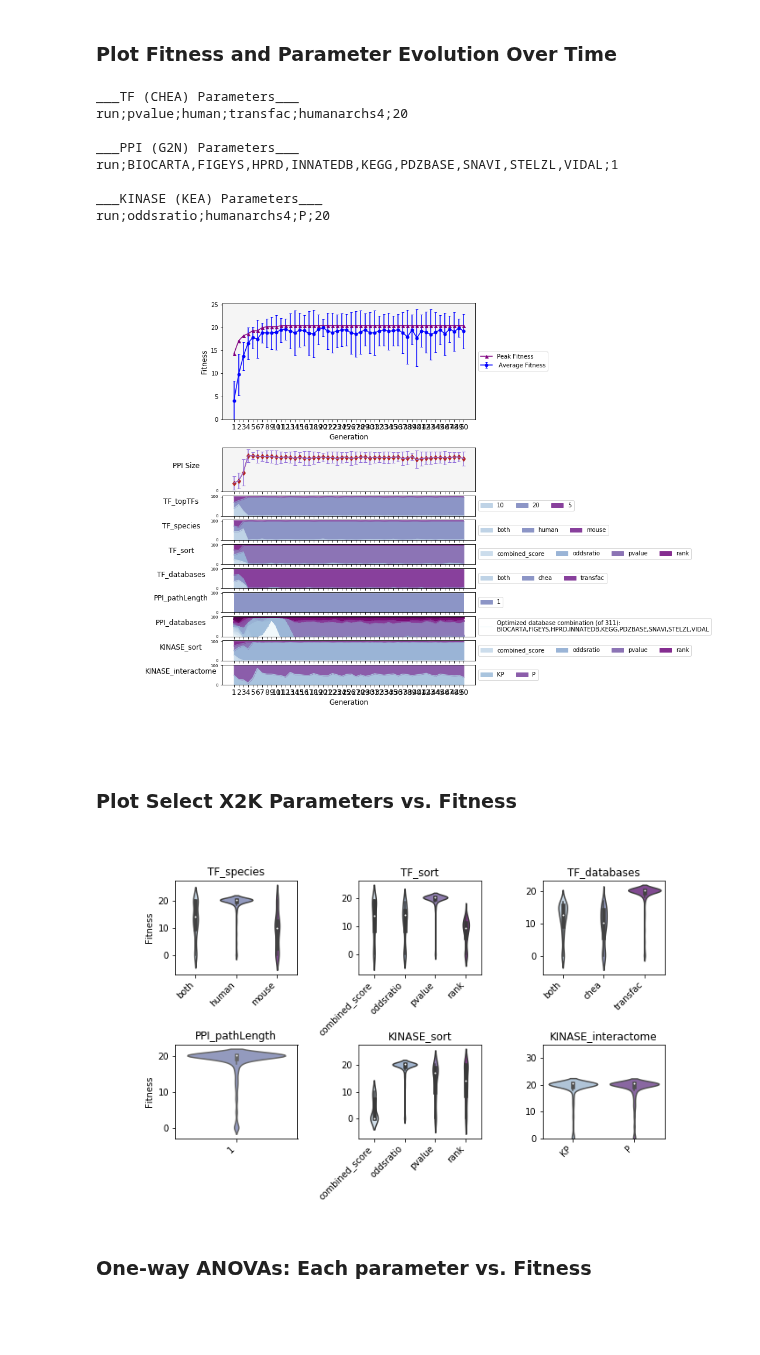
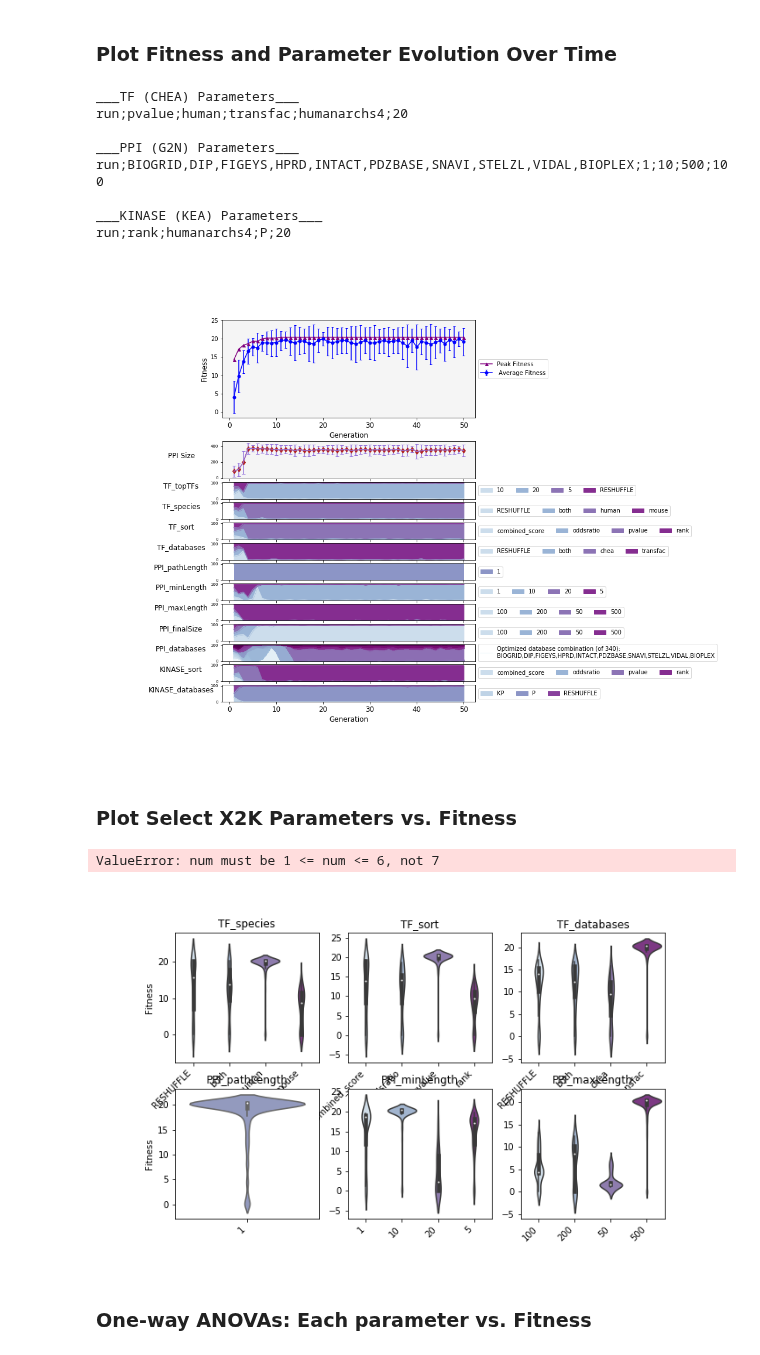
Before and after one commit to MaayanLab/X2K_Genetic_Algorithm, a Jupyter notebook: Python_scripts/GA_Results_Notebook.ipynb, the cells around one changed output. Cells and saved outputs as stored; diff of their text form; code cells hidden in the pictures; blank space fills up the shorter version.

```diff
--- a/Python_scripts/GA_Results_Notebook.ipynb
+++ b/Python_scripts/GA_Results_Notebook.ipynb
@@ -12,7 +12,7 @@ import matplotlib.pyplot as plt
 import Python_scripts.Extra_X2K_functions as Ex
 
 import os
-root = os.getcwd()
+root = '/Users/schilder/Desktop/X2K_Genetic_Algorithm'#os.getcwd()
 picFormat='png'
 
 # Data
@@ -241,20 +239,23 @@ ___TF (CHEA) Parameters___
 run;pvalue;human;transfac;humanarchs4;20
 
 ___PPI (G2N) Parameters___
-run;BIOCARTA,FIGEYS,HPRD,INNATEDB,KEGG,PDZBASE,SNAVI,STELZL,VIDAL;1
+run;BIOGRID,DIP,FIGEYS,HPRD,INTACT,PDZBASE,SNAVI,STELZL,VIDAL,BIOPLEX;1;10;500;100
 
 ___KINASE (KEA) Parameters___
-run;oddsratio;humanarchs4;P;20
+run;rank;humanarchs4;P;20
-[figure, old version]
+[figure, new version]
 # %% [markdown]
 ### Plot Select X2K Parameters vs. Fitness
 # %%
-Ex.ParameterBoxplots(GAresults_Subset1, numRows=2, numCols=3, figSize=(10,6))
+Ex.ParameterViolinPlots(GAresults_Subset1, numRows=2, numCols=3, figSize=(10,6))
 plt.ylim([0,35])
+plt.gcf().set_facecolor('white')
 
-plt.savefig(figDir+'/Parameters.Vs.Fitness.'+picFormat, format=picFormat, dpi=1000);
+
+#plt.savefig(figDir+'/Parameters.Vs.Fitness.'+picFormat, format=picFormat, dpi=1000);
 # %% [output]
+ValueError: num must be 1 <= num <= 6, not 7
-[figure, old version]
+[figure, new version]
 # %% [markdown]
 ### One-way ANOVAs: Each parameter vs. Fitness
 # %%
```
Also changed, not shown: parts of 1 cell of this notebook, 7 other files.
